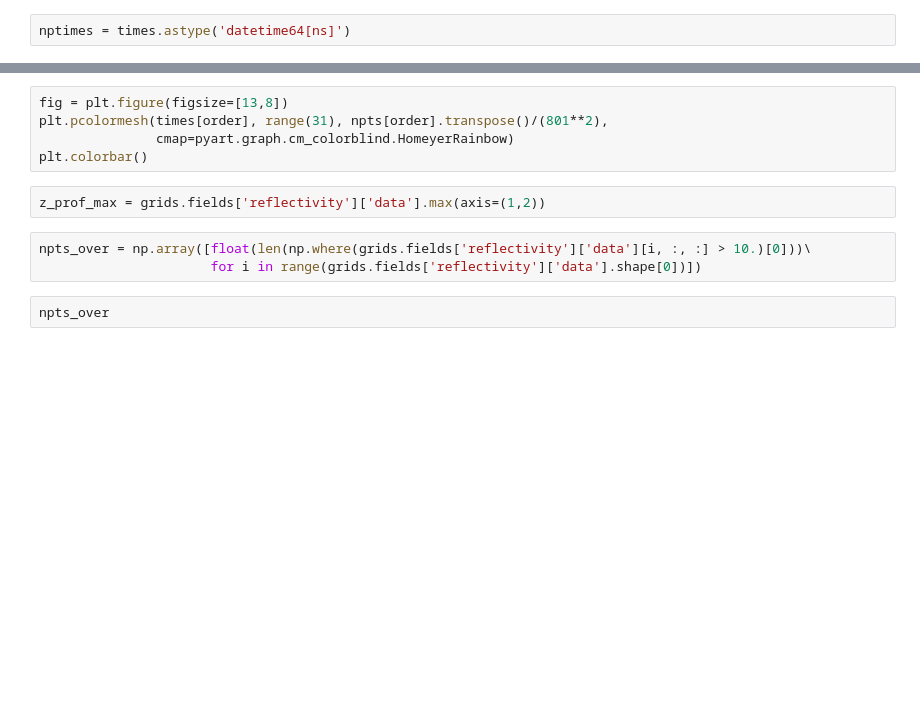
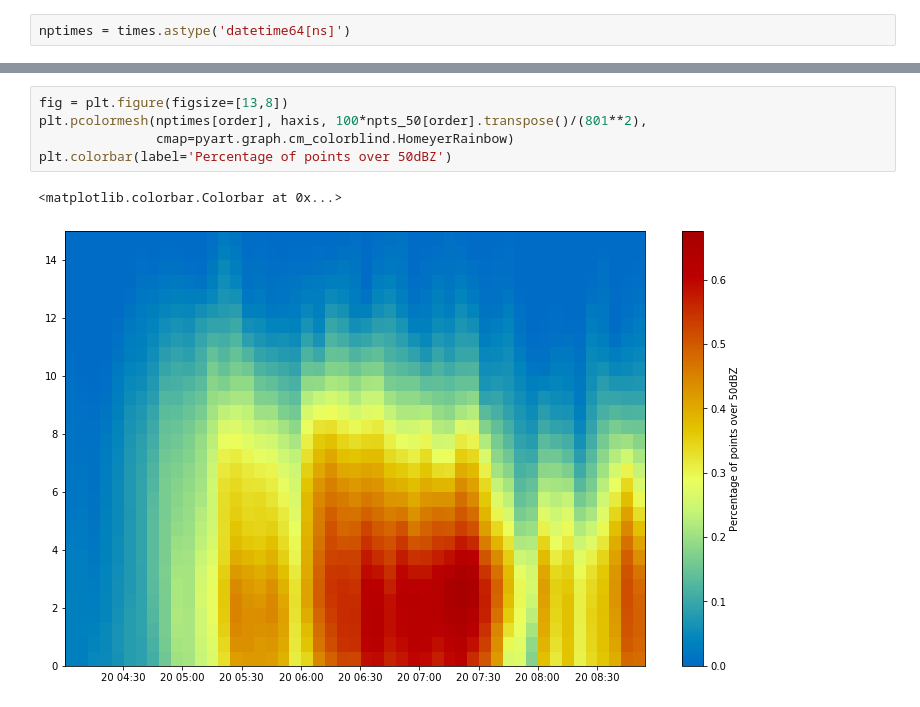
Before and after one commit to openradar/AusOpenRadar2019, a Jupyter notebook: pyart/6_task_parallelism_aussie.ipynb, the cells around one changed output, grey strips where cells are left out. Cells and saved outputs as stored; diff of their text form; blank space fills up the shorter version.

```diff
--- a/pyart/6_task_parallelism_aussie.ipynb
+++ b/pyart/6_task_parallelism_aussie.ipynb
@@ -163,12 +178,8 @@ plt.colorbar()
 # %%
 fig = plt.figure(figsize=[13,8])
-plt.pcolormesh(times[order], range(31), npts[order].transpose()/(801**2),
+plt.pcolormesh(nptimes[order], haxis, 100*npts_50[order].transpose()/(801**2),
                cmap=pyart.graph.cm_colorblind.HomeyerRainbow)
-plt.colorbar()
+plt.colorbar(label='Percentage of points over 50dBZ')
+# %% [output]
+<matplotlib.colorbar.Colorbar at 0x...>
+[figure, added]
-# %%
-z_prof_max = grids.fields['reflectivity']['data'].max(axis=(1,2))
-# %%
-npts_over = np.array([float(len(np.where(grids.fields['reflectivity']['data'][i, :, :] > 10.)[0]))\
-                      for i in range(grids.fields['reflectivity']['data'].shape[0])])
-# %%
-npts_over
```
Also changed, not shown: parts of 15 cells of this notebook.
